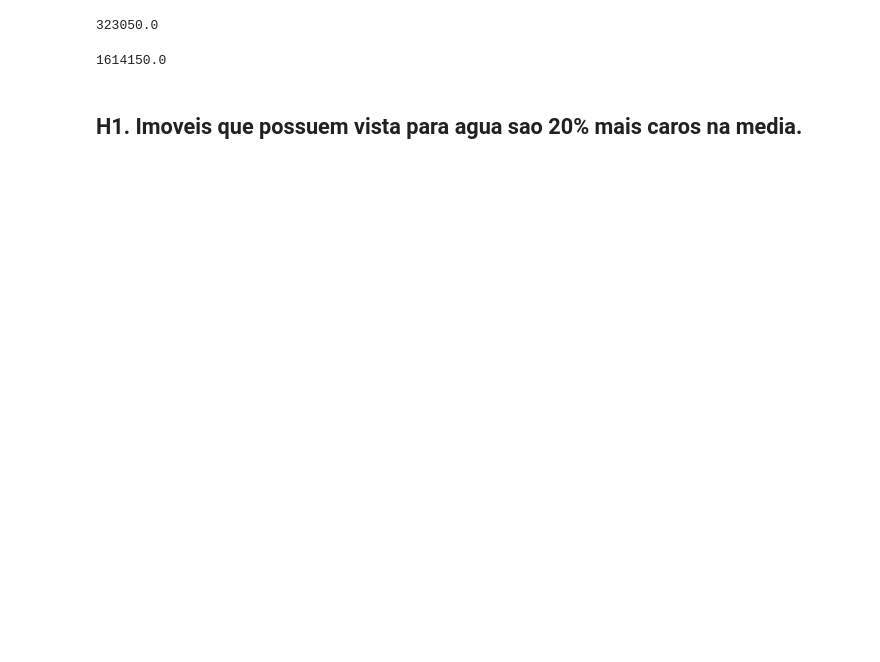
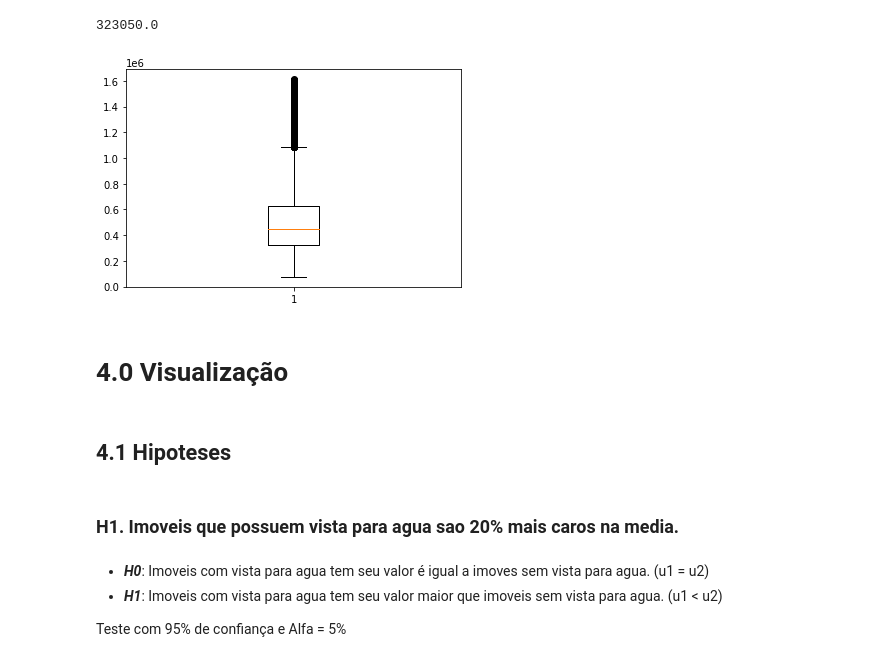
Before and after one commit to giovaneMiranda/Analise-Compra-HouseRocket, a Jupyter notebook: notebooks/1.0-exploracao-dados-inicial.ipynb, the cells around one changed output. Drawn from its saved outputs; the diff is of its cells as text; code cells hidden in the pictures; blank space fills up the shorter version.

```diff
--- a/notebooks/1.0-exploracao-dados-inicial.ipynb
+++ b/notebooks/1.0-exploracao-dados-inicial.ipynb
@@ -93,8 +92,24 @@ i
 limite_inferior = q1 - 3*i
 limite_superior = q3 + 3*i
 # %%
-limite_superior
+df_house_transformed = df_house[(df_house['price'] > limite_inferior) & (df_house['price'] < limite_superior)].copy()
-# %% [output]
-1614150.0
+# %%
+df_house_transformed['date'] = pd.to_datetime(df_house_transformed['date'])
+# %%
+df_house_transformed['year'] = df_house_transformed['date'].dt.year
+# %%
+plt.boxplot(df_house_transformed['price'])
+plt.show()
+# %% [output]
+[figure, added]
+# %% [markdown]
+#  4.0 Visualização
+# %% [markdown]
+## 4.1 Hipoteses
 # %% [markdown]
-## H1. Imoveis que possuem vista para agua sao 20% mais caros na media.
+### H1. Imoveis que possuem vista para agua sao 20% mais caros na media.
+# %% [markdown]
+- ***H0***: Imoveis com vista para agua tem seu valor é igual a imoves sem vista para agua. (u1 = u2)
+- ***H1***: Imoveis com vista para agua tem seu valor maior que imoveis sem vista para agua. (u1 < u2)
+
+Teste com 95% de confiança e Alfa = 5%
```
Also changed, not shown: parts of 45 cells of this notebook, 6 other files.
